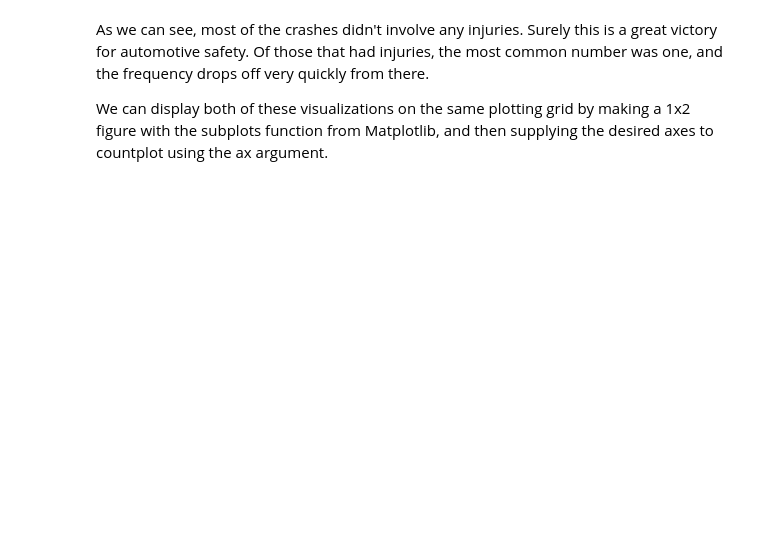
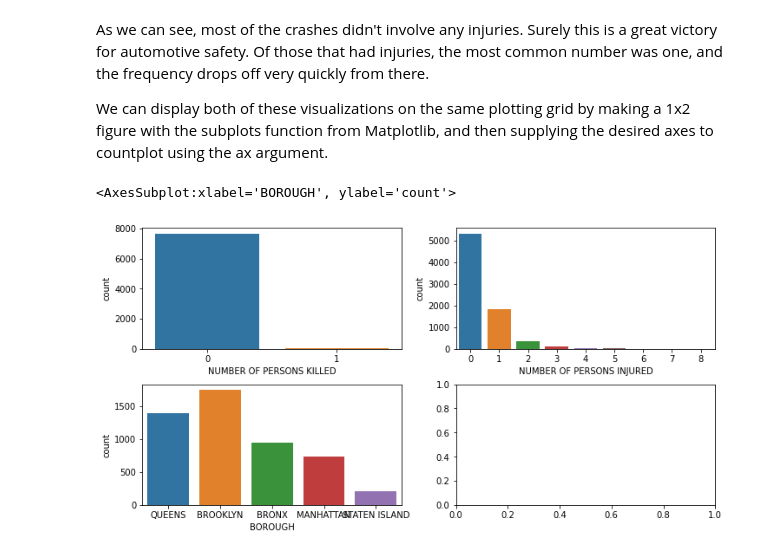
Before and after one commit to ryanhasch/ids-s22, a Jupyter notebook: _sources/docs/matplotlib.ipynb, the cells around one changed output. Drawn from its saved outputs; the diff is of its cells as text; code cells hidden in the pictures; blank space fills up the shorter version.

```diff
--- a/_sources/docs/matplotlib.ipynb
+++ b/_sources/docs/matplotlib.ipynb
@@ -104,7 +121,11 @@ As we can see, most of the crashes didn't involve any injuries. Surely this is a
 
 We can display both of these visualizations on the same plotting grid by making a 1x2 figure with the subplots function from Matplotlib, and then supplying the desired axes to countplot using the ax argument.
 # %%
-fig, axs = plt.subplots(ncols=2, nrows=1, figsize=(10, 5),
+fig, axs = plt.subplots(ncols=2, nrows=2, figsize=(10, 5),
                         constrained_layout=True)
-sns.countplot(x ='NUMBER OF PERSONS KILLED', data = nyc_crash, ax=axs[0])
-sns.countplot(x ='NUMBER OF PERSONS INJURED', data = nyc_crash, ax=axs[1])
+sns.countplot(x ='NUMBER OF PERSONS KILLED', data = nyc_crash, ax=axs[0,0])
+sns.countplot(x ='NUMBER OF PERSONS INJURED', data = nyc_crash, ax=axs[0,1])
+sns.countplot(x ='BOROUGH', data = nyc_crash, ax=axs[1,0])
+# %% [output]
+<AxesSubplot:xlabel='BOROUGH', ylabel='count'>
+[figure, added]
```
Also changed, not shown: parts of 7 cells of this notebook, 24 other files.
